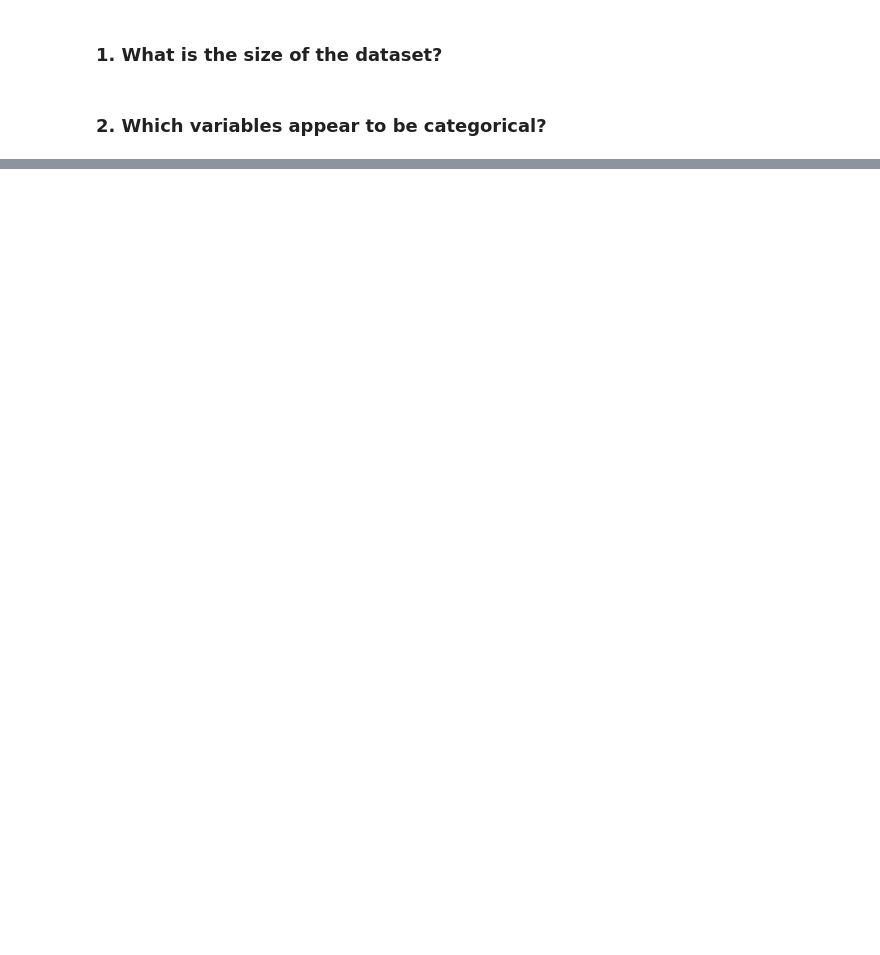
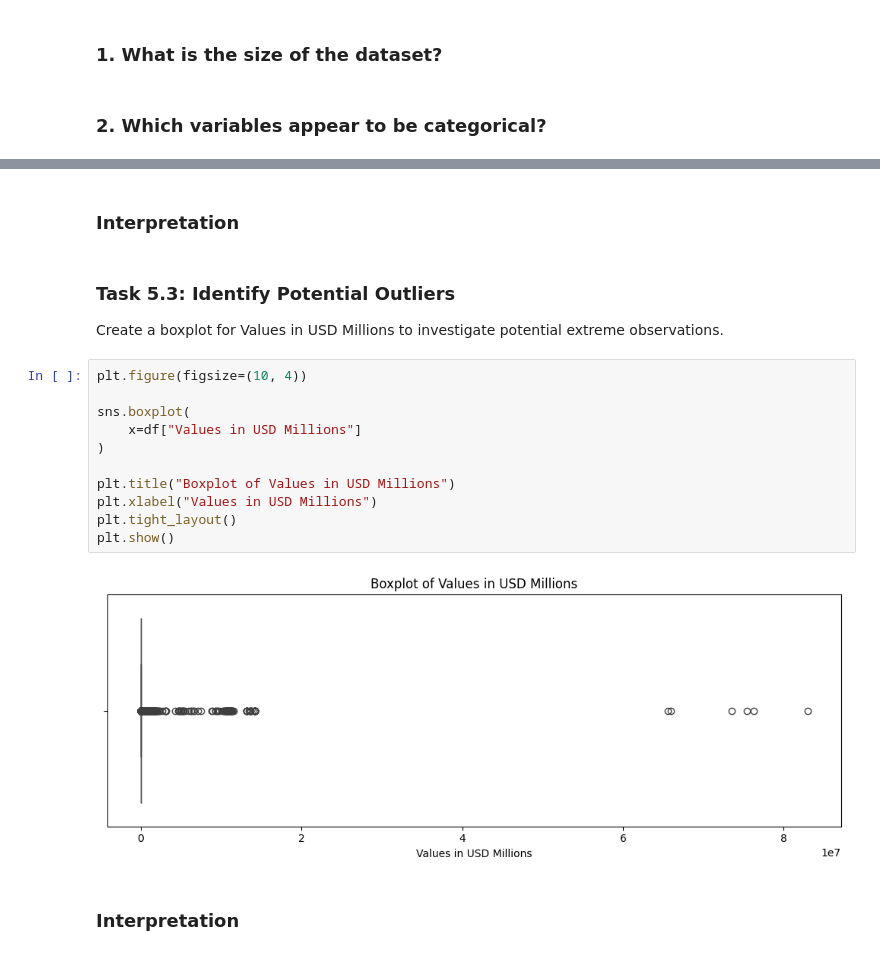
Before and after one commit to ejazurrehman/Islamic_Fintech_Working_Notebooks, a Jupyter notebook: Islamic_FinTech_Final_Paper_ODD.ipynb, the cells around one changed output, grey strips where cells are left out. Drawn from its saved outputs; the diff is of its cells as text; blank space fills up the shorter version.

```diff
--- a/Islamic_FinTech_Final_Paper_ODD.ipynb
+++ b/Islamic_FinTech_Final_Paper_ODD.ipynb
@@ -217,0 +905,21 @@ dtype: int64
+# %% [markdown]
+### Interpretation
+# %% [markdown]
+### Task 5.3: Identify Potential Outliers
+
+Create a boxplot for Values in USD Millions to investigate potential extreme observations.
+# %%
+plt.figure(figsize=(10, 4))
+
+sns.boxplot(
+    x=df["Values in USD Millions"]
+)
+
+plt.title("Boxplot of Values in USD Millions")
+plt.xlabel("Values in USD Millions")
+plt.tight_layout()
+plt.show()
+# %% [output]
+[figure, added]
+# %% [markdown]
+### Interpretation
```
Also changed, not shown: parts of 120 cells of this notebook.
